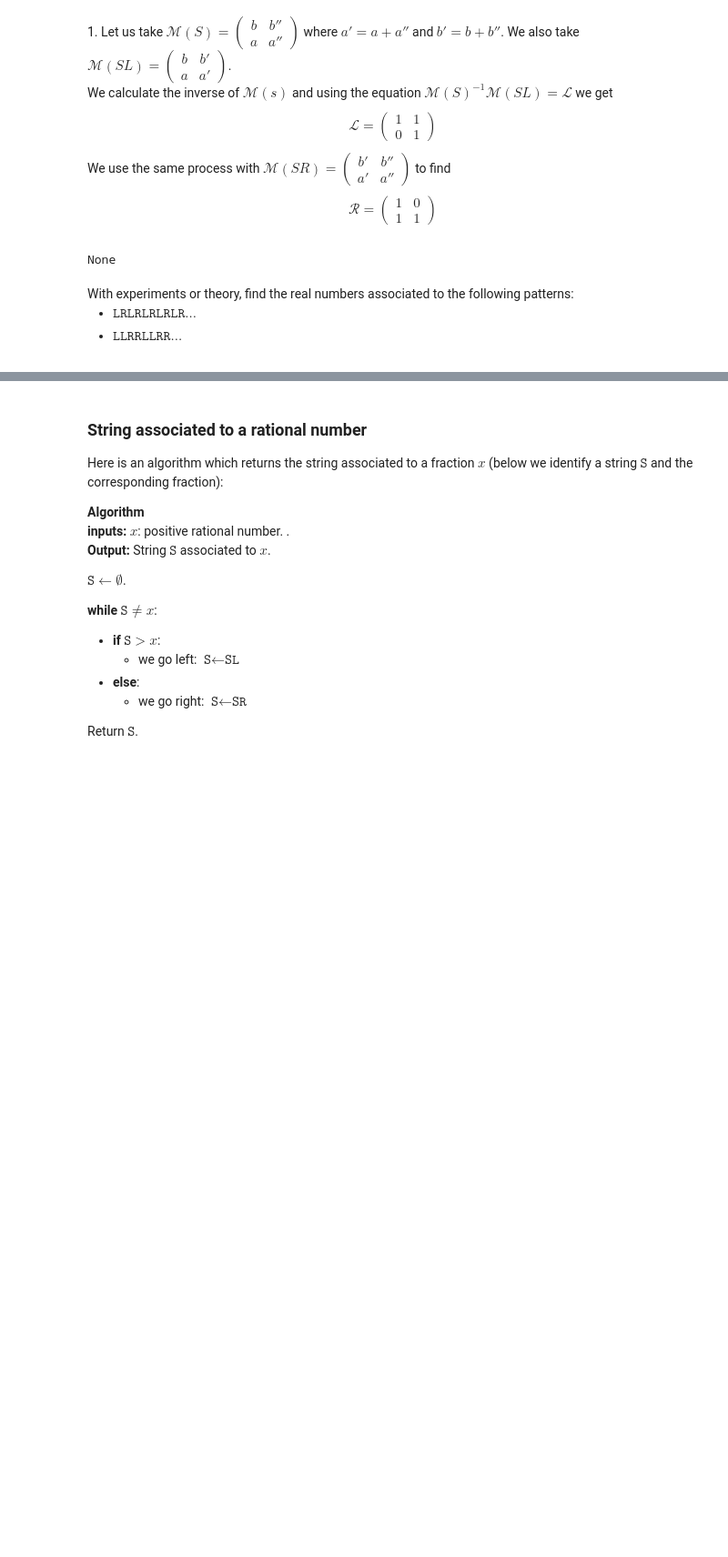
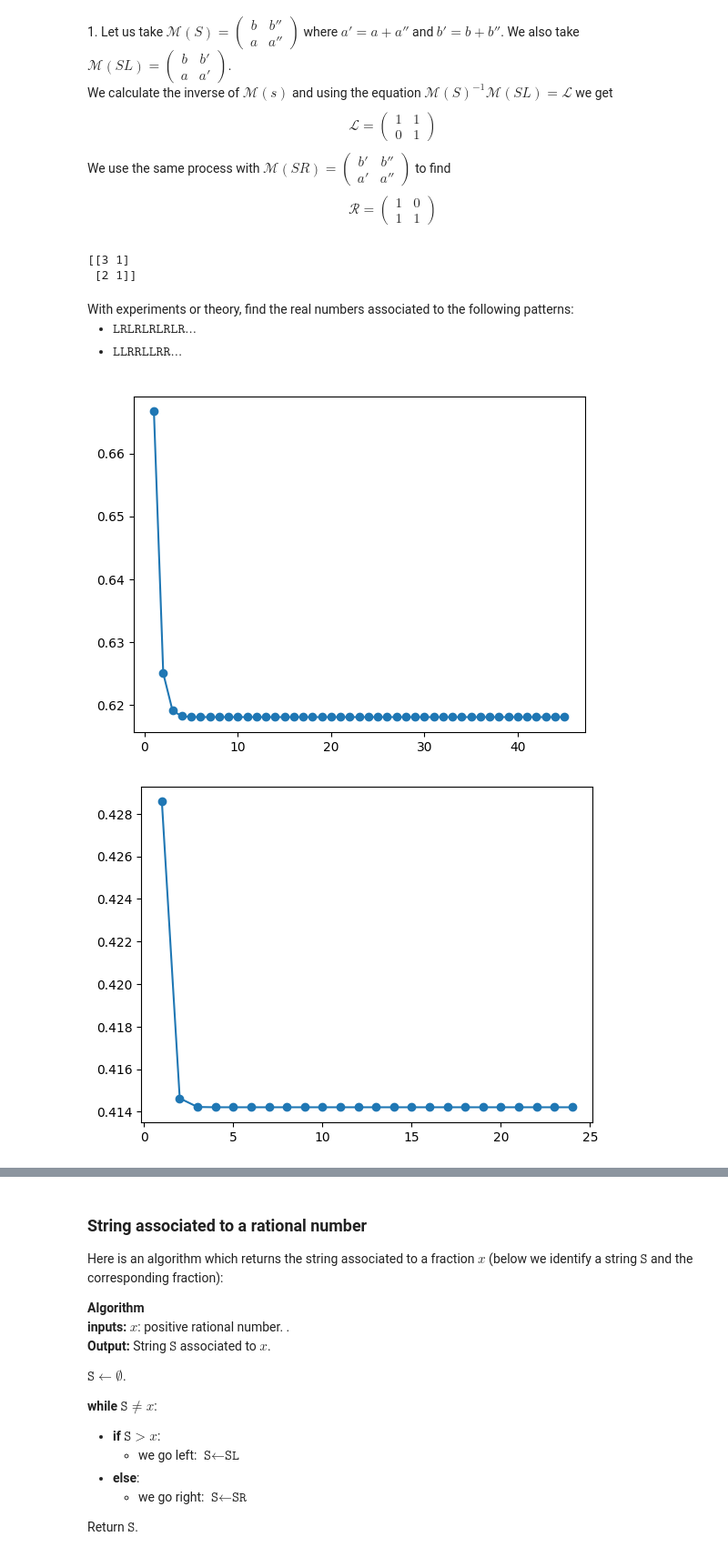
Before and after one commit to UserCDP/MAA205_project, a Jupyter notebook: Project_SternBrocot.ipynb, the cells around one changed output, grey strips where cells are left out. Shown at 91% size. Drawn from its saved outputs; the diff is of its cells as text; code cells hidden in the pictures; blank space fills up the shorter version.

```diff
--- a/Project_SternBrocot.ipynb
+++ b/Project_SternBrocot.ipynb
@@ -198,15 +198,43 @@ def M_S(s):
     mat = np.matrix("1 0; 0 1")
     for letter in s:
         if letter == 'L':
-            mat = mat * L
+            mat = np.matmul(mat, L)
         elif letter == 'R':
-            mat = mat * R
+            mat = np.matmul(mat, R)
+    return mat
 
-print(M_S("LLR"))
+print(M_S("LRR"))
 # %% [output]
-None
+[[3 1]
+ [2 1]]
 # %% [markdown]
 <div markdown=1 class="DoIt"> With experiments or theory, find the real numbers associated to the following patterns:
 
 * $\texttt{LRLRLRLRLR}...$
 * $\texttt{LLRRLLRR}...$
+# %%
+LR_sequence = []
+N = 46
+for i in range(N):
+    temp = M_S("LR"*i)
+    LR_sequence.append((temp[1, 0]+temp[1,1])/(temp[0, 0]+temp[0, 1]))
+
+n = np.arange(1, N)
+# plt.yxcale('log')
+plt.plot(n, LR_sequence[1:], marker='o') # remove the first element so the graph is more clear
+plt.show()
+# LR_sequence
+
+LLRR_seq = []
+N = 25
+for i in range(N):
+    temp = M_S("LLRR"*i)
+    LLRR_seq.append((temp[1, 0]+temp[1,1])/(temp[0, 0]+temp[0, 1]))
+
+n = np.arange(1, N)
+plt.plot(n, LLRR_seq[1:], marker='o')
+plt.show()
+# LLRR_seq
+# %% [output]
+[figure, added]
+[figure, added]
```
Also changed, not shown: parts of 8 cells of this notebook.
